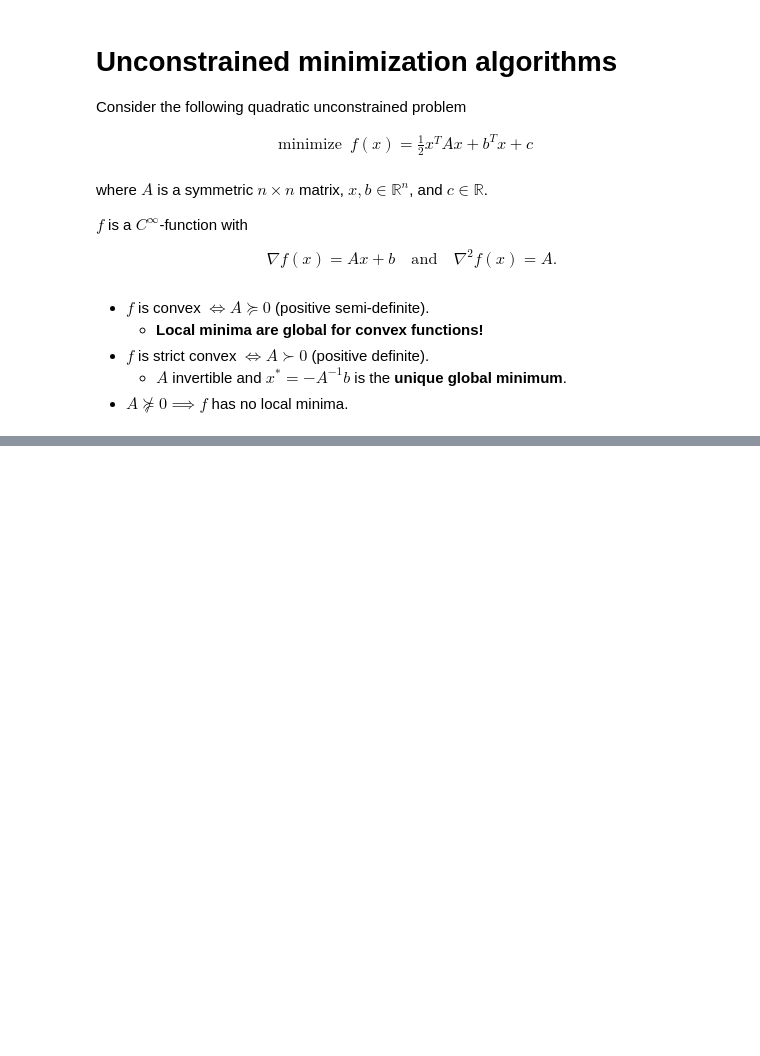
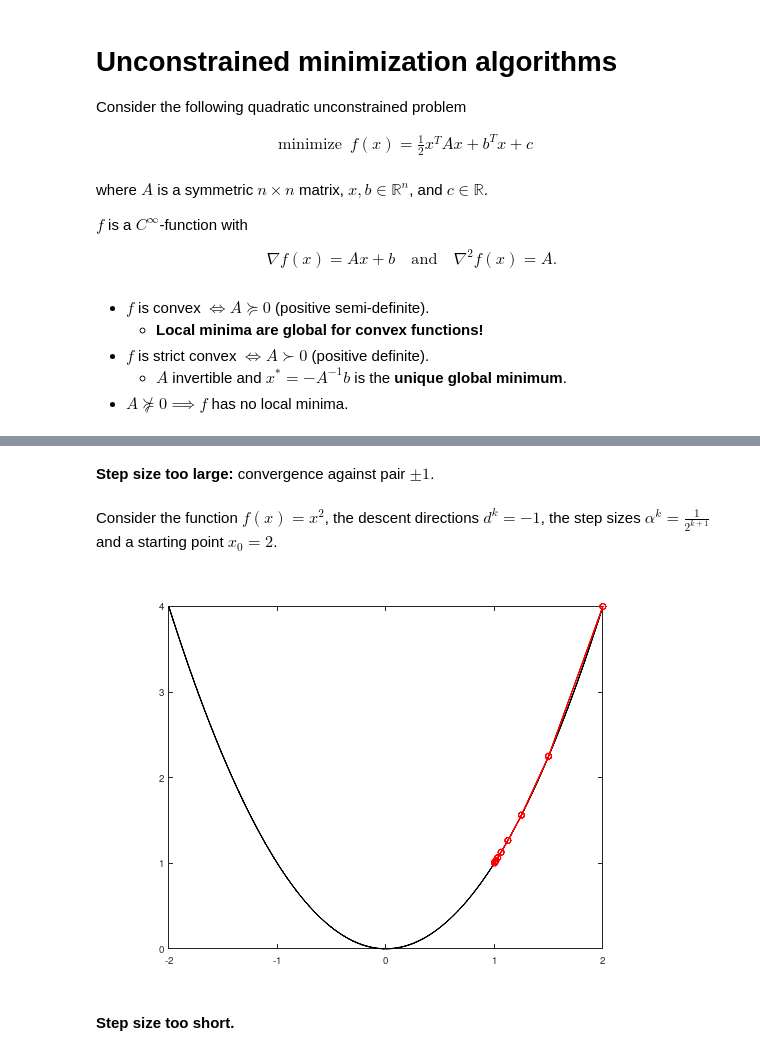
Before and after one commit to siko1056/optim-2021, a Jupyter notebook: jupyter/nlo-lecture-03-unres-min-alg.ipynb, the cells around one changed output, grey strips where cells are left out. Saved outputs shown, nothing was run; the diff lists cells and outputs as text; code cells hidden in the pictures; blank space fills up the shorter version.

```diff
--- a/jupyter/nlo-lecture-03-unres-min-alg.ipynb
+++ b/jupyter/nlo-lecture-03-unres-min-alg.ipynb
@@ -93,0 +158,27 @@ $$
+# %% [markdown]
+**Step size too large:** convergence against pair $\pm 1$.
+# %% [markdown]
+Consider the function $f(x) = x^2$,
+the descent directions $d^{k} = -1$,
+the step sizes $\alpha^{k} = \frac{1}{2^{k + 1}}$
+and a starting point $x_{0} = 2$.
+# %%
+f = @(x) x.^2;
+x = linspace (-2, 2, 100);
+plot (x, f(x), 'k', 'LineWidth', 2);
+hold on;
+
+alpha = @(k) 1 / 2^(k + 1);
+
+N = 10;
+x = zeros (1, N);
+x(1) = 2;
+for k = 1:(N - 1)
+  x(k + 1) = x(k) + alpha(k - 1) * (-1);
+end
+
+plot (x, f(x), 'ro-', 'LineWidth', 2);
+# %% [output]
+[figure, added]
+# %% [markdown]
+**Step size too short.**
```
Also changed, not shown: parts of 29 cells of this notebook, 2 other files.
